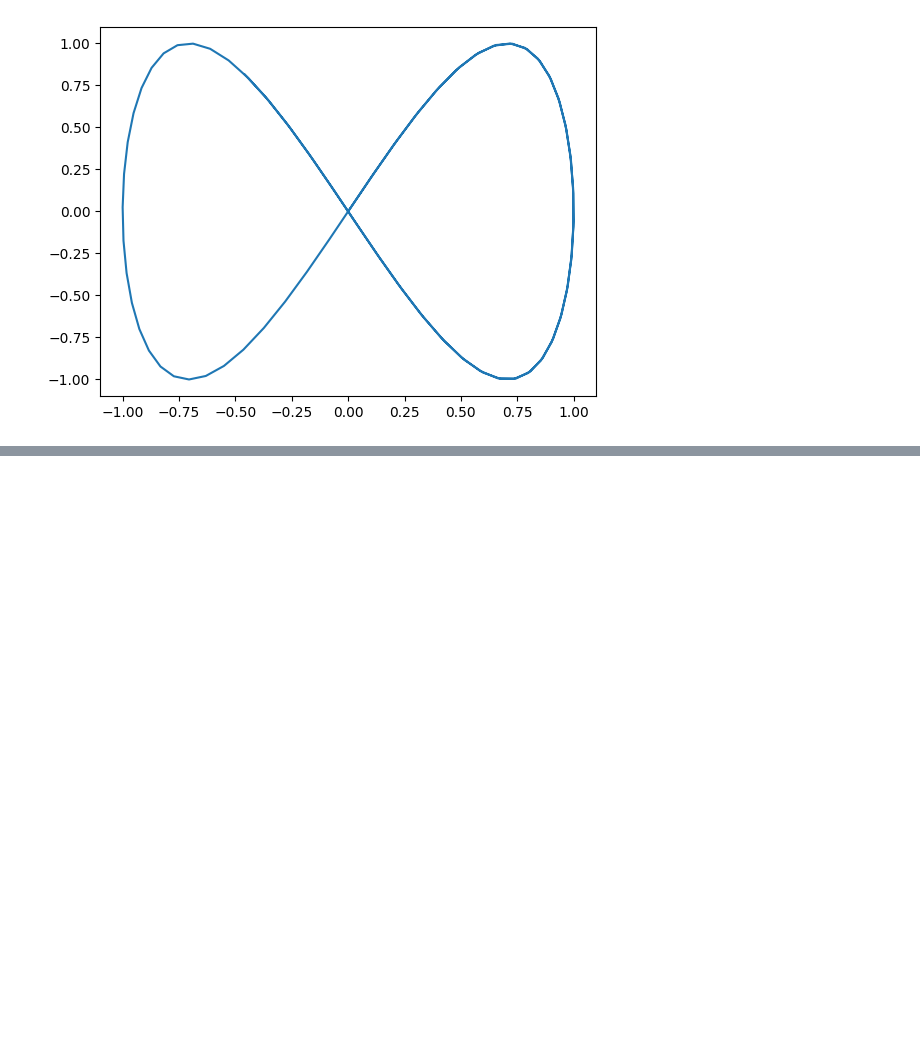
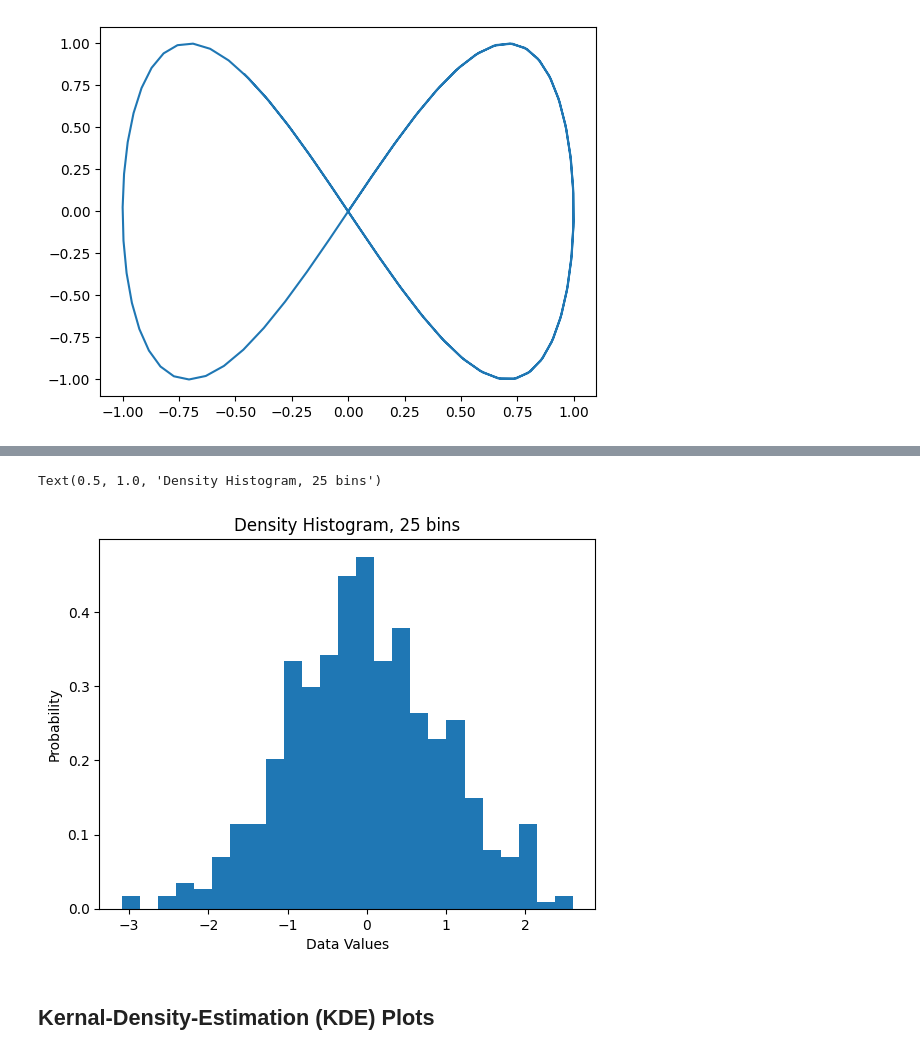
Before and after one commit to wbfrench1/Getting_and_Cleaning_Data_Course_Project, a Jupyter notebook: src/plots.ipynb, the cells around one changed output, grey strips where cells are left out. Drawn from its saved outputs; the diff is of its cells as text; code cells hidden in the pictures; blank space fills up the shorter version.

```diff
--- a/src/plots.ipynb
+++ b/src/plots.ipynb
@@ -42,0 +83,11 @@ axs[0].legend(['x','y'])
+# %%
+fig, ax= plt.subplots(1)
+ax.hist(x, bins=25, density=True)
+ax.set_xlabel('Data Values')
+ax.set_ylabel('Probability')
+ax.set_title('Density Histogram, 25 bins')
+# %% [output]
+Text(0.5, 1.0, 'Density Histogram, 25 bins')
+[figure, added]
+# %% [markdown]
+## Kernal-Density-Estimation (KDE) Plots
```
Also changed, not shown: parts of 16 cells of this notebook.
